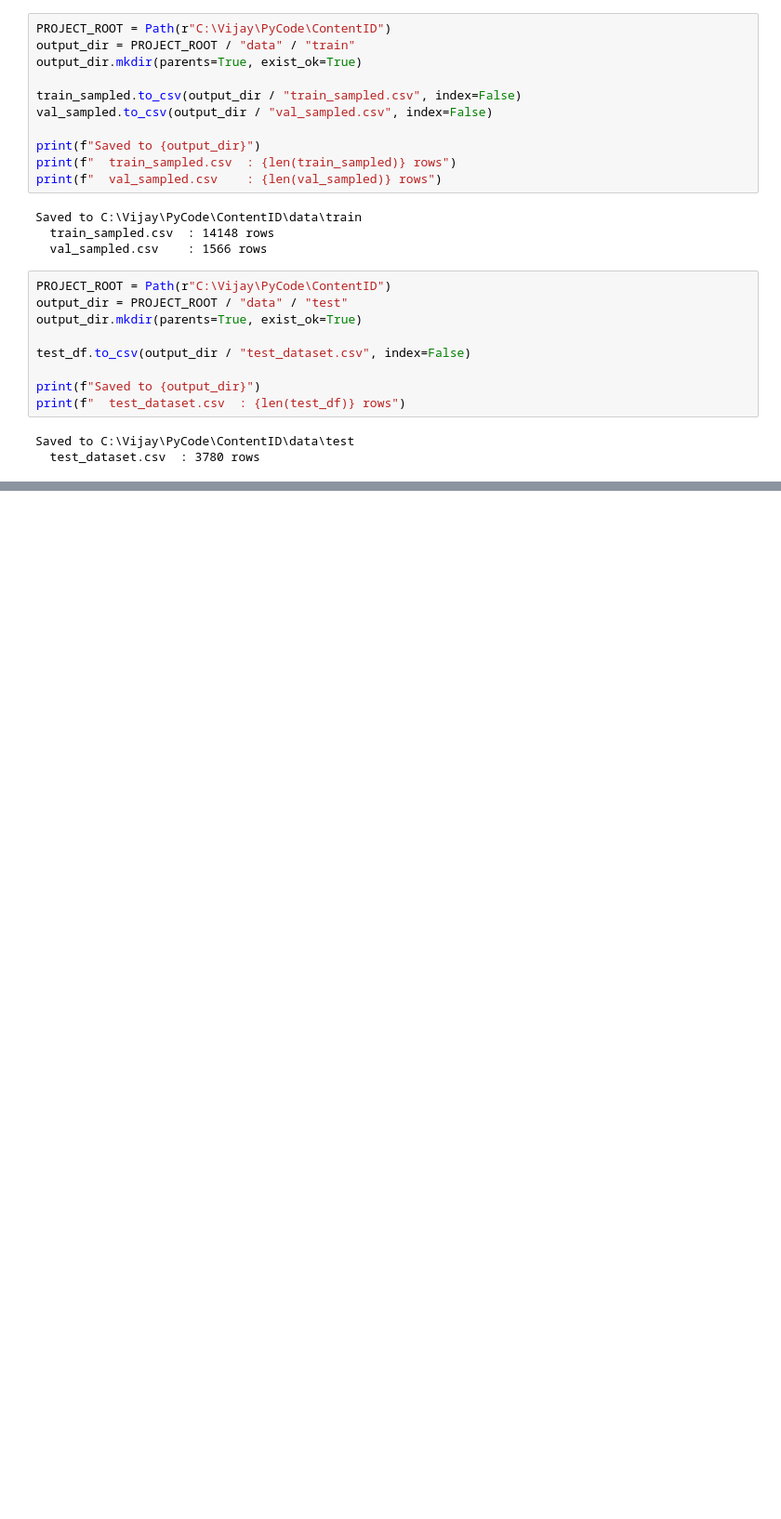
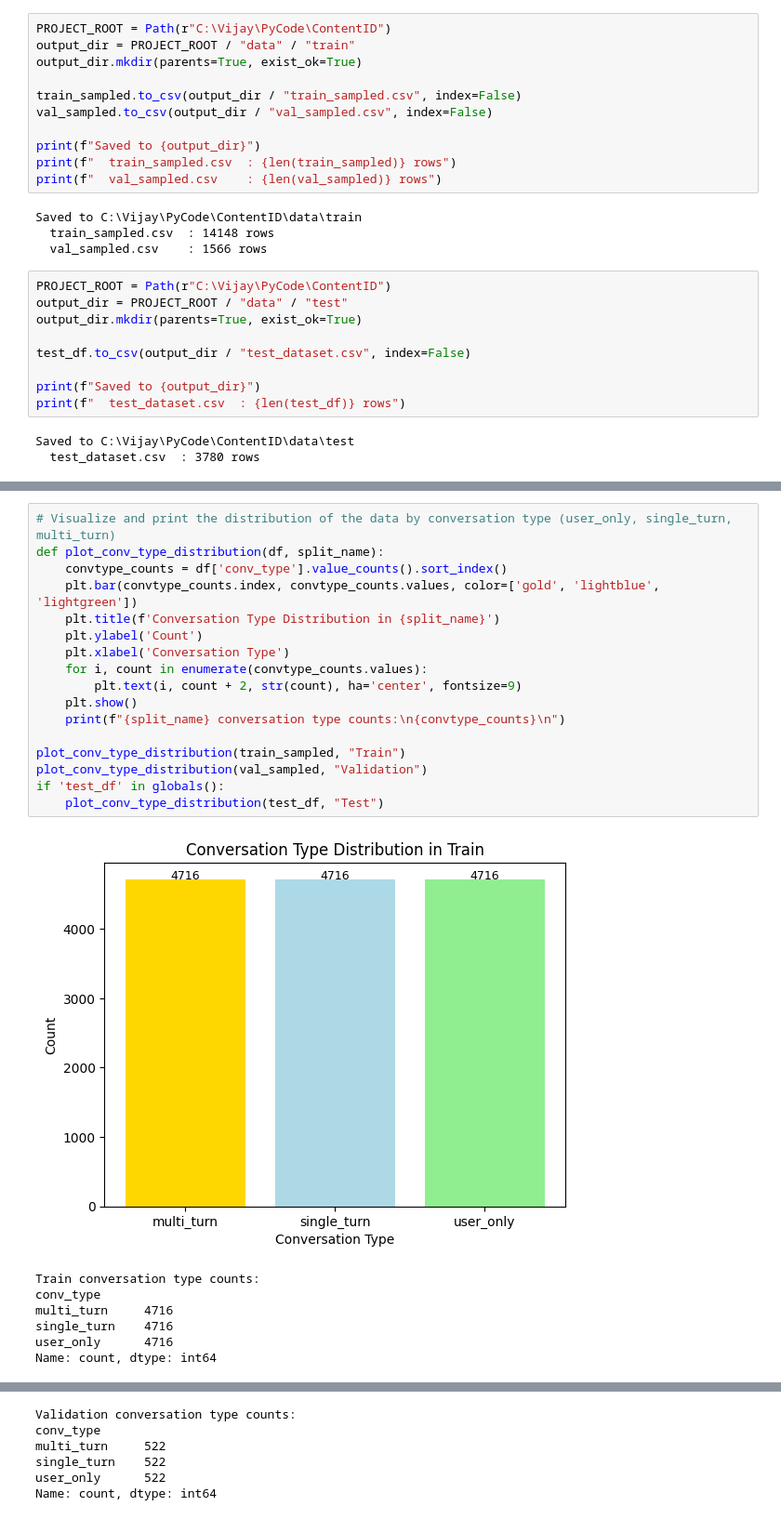
Before and after one commit to VjayRam/Content-Identifier, a Jupyter notebook: scripts/data_processing.ipynb, the cells around one changed output, grey strips where cells are left out. Shown at 93% size. Saved outputs shown, nothing was run; the diff lists cells and outputs as text; blank space fills up the shorter version.

```diff
--- a/scripts/data_processing.ipynb
+++ b/scripts/data_processing.ipynb
@@ -176,0 +300,25 @@ Saved to C:\Vijay\PyCode\ContentID\data\test
+# %%
+# Visualize and print the distribution of the data by conversation type (user_only, single_turn, multi_turn)
+def plot_conv_type_distribution(df, split_name):
+    convtype_counts = df['conv_type'].value_counts().sort_index()
+    plt.bar(convtype_counts.index, convtype_counts.values, color=['gold', 'lightblue', 'lightgreen'])
+    plt.title(f'Conversation Type Distribution in {split_name}')
+    plt.ylabel('Count')
+    plt.xlabel('Conversation Type')
+    for i, count in enumerate(convtype_counts.values):
+        plt.text(i, count + 2, str(count), ha='center', fontsize=9)
+    plt.show()
+    print(f"{split_name} conversation type counts:\n{convtype_counts}\n")
+
+plot_conv_type_distribution(train_sampled, "Train")
+plot_conv_type_distribution(val_sampled, "Validation")
+if 'test_df' in globals():
+    plot_conv_type_distribution(test_df, "Test")
+# %% [output]
+[figure, added]
+Train conversation type counts:
+conv_type
+multi_turn     4716
+single_turn    4716
+user_only      4716
+Name: count, dtype: int64
@@ -176,0 +326,6 @@ Saved to C:\Vijay\PyCode\ContentID\data\test
+Validation conversation type counts:
+conv_type
+multi_turn     522
+single_turn    522
+user_only      522
+Name: count, dtype: int64
```
Also changed, not shown: parts of 16 cells of this notebook.
